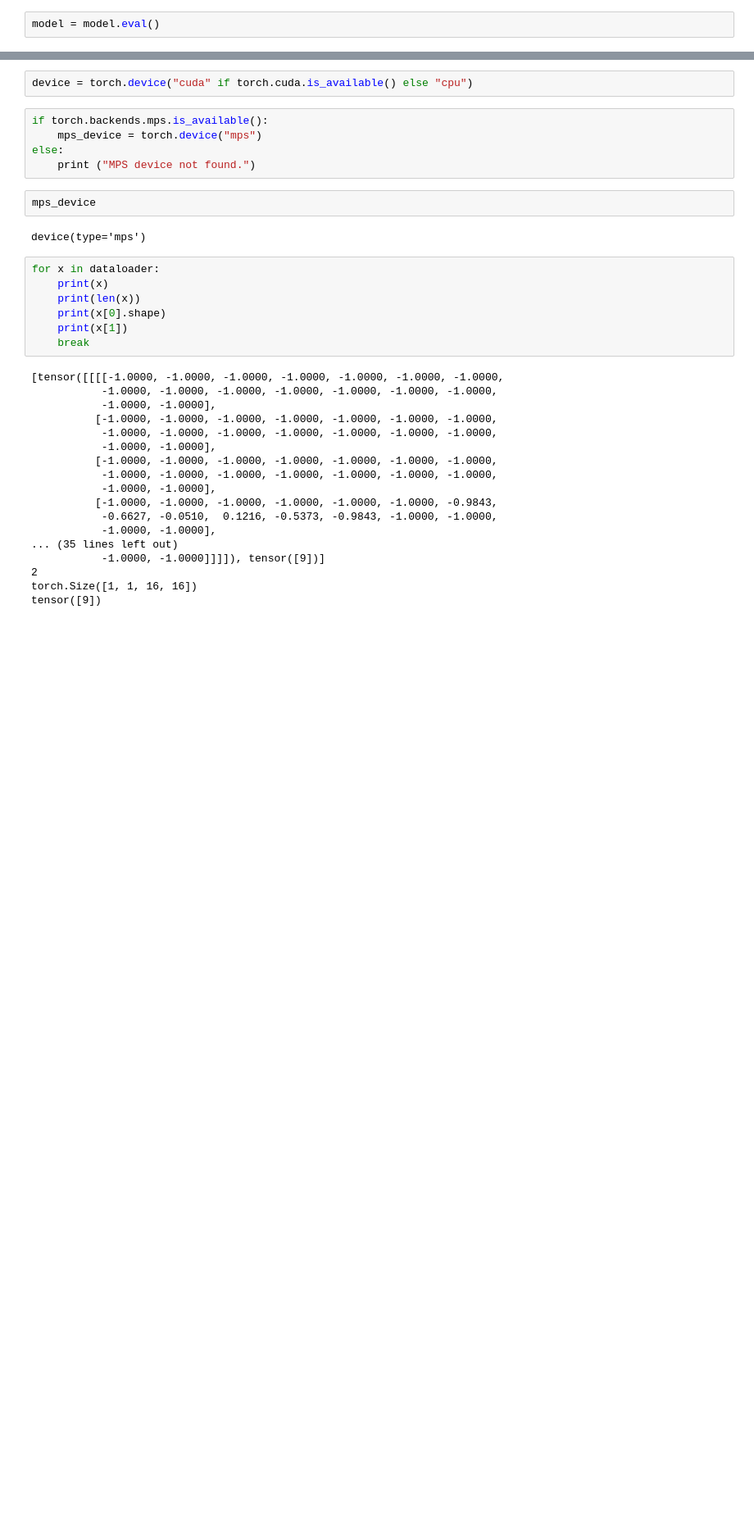
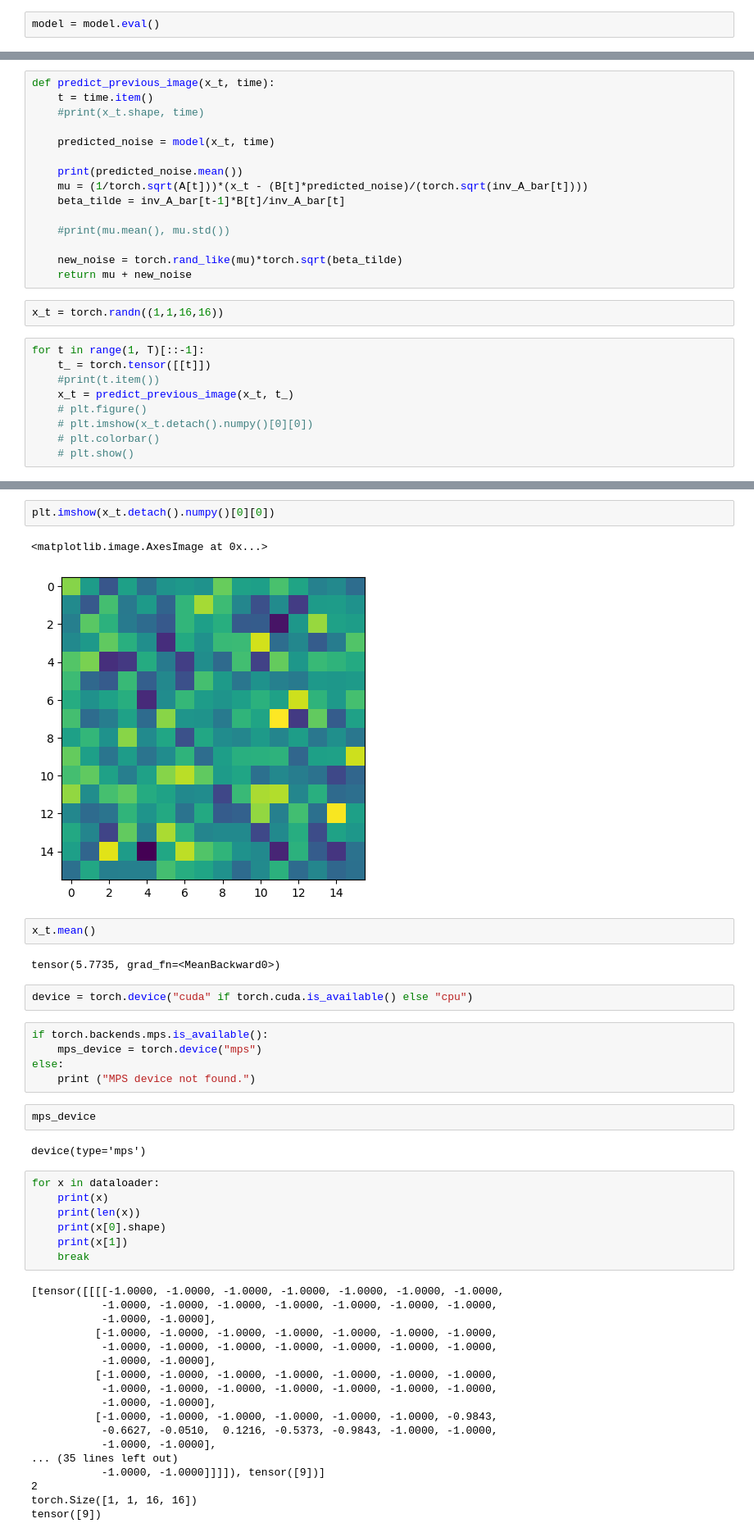
Before and after one commit to yuwei-1/DiffusionModel, a Jupyter notebook: main.ipynb, the cells around one changed output, grey strips where cells are left out. Shown: that part at 82% size. Drawn from its saved outputs; the diff is of its cells as text; blank space fills up the shorter version.

```diff
--- a/main.ipynb
+++ b/main.ipynb
@@ -141,0 +242,26 @@ plt.imshow(noisy_img[0] - model(noisy_img.unsqueeze(0)).detach().numpy()[0][0])
+# %%
+def predict_previous_image(x_t, time):
+    t = time.item()
+    #print(x_t.shape, time)
+
+    predicted_noise = model(x_t, time)
+
+    print(predicted_noise.mean())
+    mu = (1/torch.sqrt(A[t]))*(x_t - (B[t]*predicted_noise)/(torch.sqrt(inv_A_bar[t])))
+    beta_tilde = inv_A_bar[t-1]*B[t]/inv_A_bar[t]
+
+    #print(mu.mean(), mu.std())
+
+    new_noise = torch.rand_like(mu)*torch.sqrt(beta_tilde)
+    return mu + new_noise
+# %%
+x_t = torch.randn((1,1,16,16))
+# %%
+for t in range(1, T)[::-1]:
+    t_ = torch.tensor([[t]])
+    #print(t.item())
+    x_t = predict_previous_image(x_t, t_)
+    # plt.figure()
+    # plt.imshow(x_t.detach().numpy()[0][0])
+    # plt.colorbar()
+    # plt.show()
@@ -142,3 +286,12 @@ plt.imshow(noisy_img[0] - model(noisy_img.unsqueeze(0)).detach().numpy()[0][0])
+# %%
+plt.imshow(x_t.detach().numpy()[0][0])
+# %% [output]
+<matplotlib.image.AxesImage at 0x...>
+[figure, added]
+# %%
+x_t.mean()
+# %% [output]
+tensor(5.7735, grad_fn=<MeanBackward0>)
 # %%
 device = torch.device("cuda" if torch.cuda.is_available() else "cpu")
 # %%
```
Also changed, not shown: parts of 22 cells of this notebook, 8 other files.
